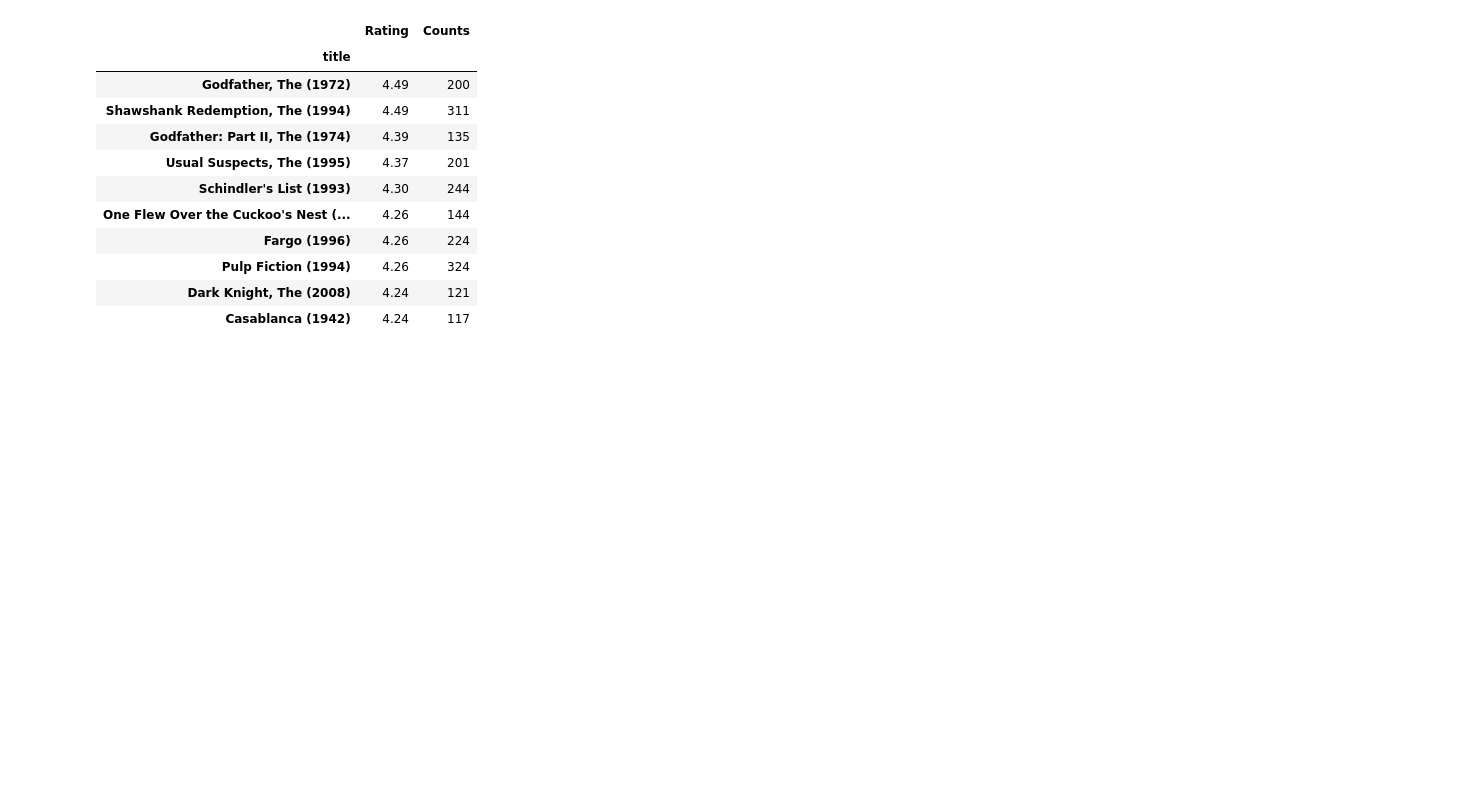
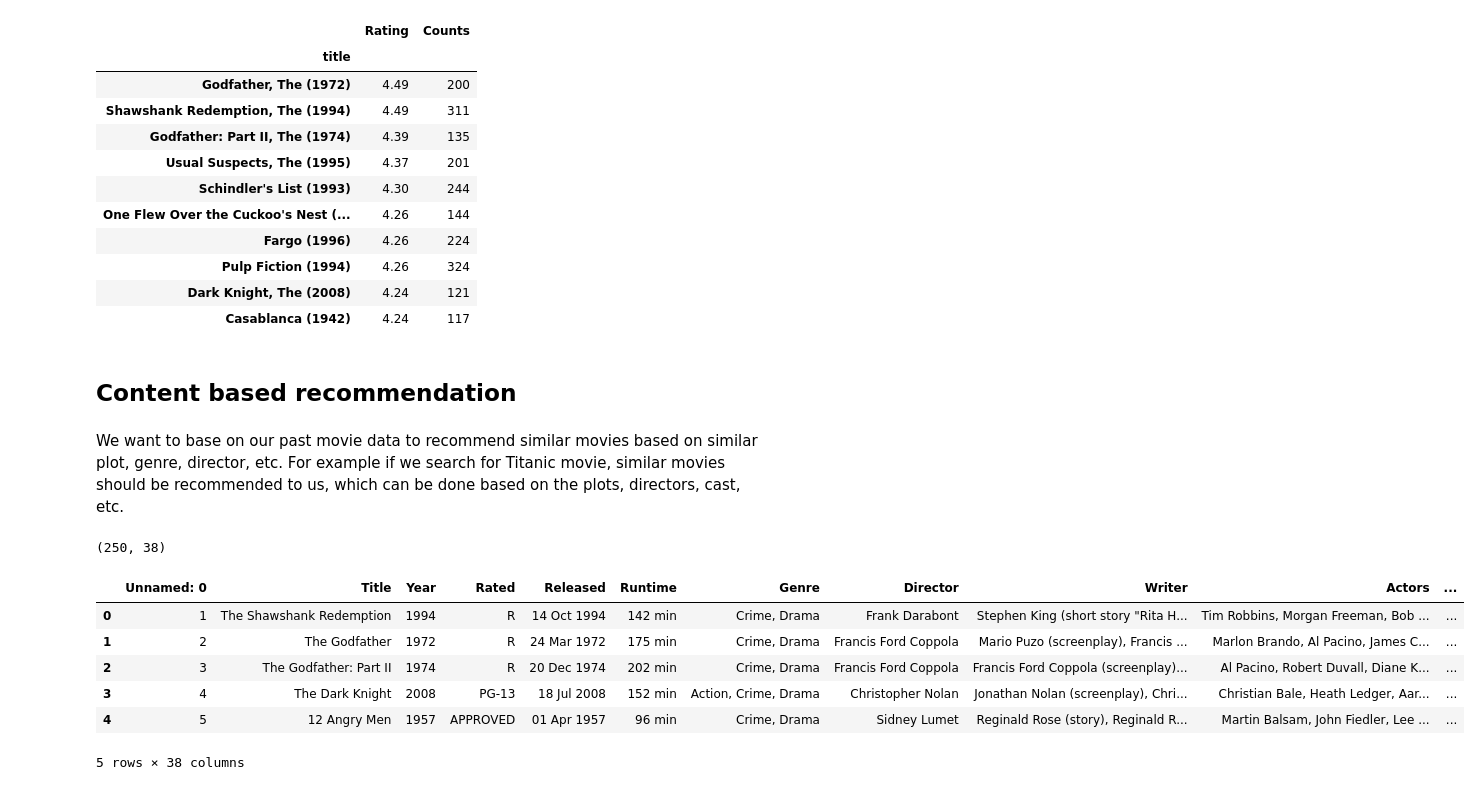
Before and after one commit to RochaErik/X-Recommendation-Systems, a Jupyter notebook: Recommendation_Systems.ipynb, the cells around one changed output. Saved outputs shown, nothing was run; the diff lists cells and outputs as text; code cells hidden in the pictures; blank space fills up the shorter version.

Commit message:
Content base recommendation

```diff
--- a/Recommendation_Systems.ipynb
+++ b/Recommendation_Systems.ipynb
@@ -175,3 +177,7 @@ selected_movies
 | Pulp Fiction (1994) | 4.26 | 324 |
 | Dark Knight, The (2008) | 4.24 | 121 |
 | Casablanca (1942) | 4.24 | 117 |
+# %% [markdown]
+## **Content based recommendation**
+# %% [markdown]
+We want to base on our past movie data to recommend similar movies based on similar plot, genre, director, etc. For example if we search for Titanic movie, similar movies should be recommended to us, which can be done based on the plots, directors, cast, etc.
@@ -177,0 +189,13 @@ selected_movies
+# %%
+df = pd.read_csv('https://query.data.world/s/uikepcpffyo2nhig52xxeevdialfl7')
+print(df.shape)
+df.head()
+# %% [output]
+(250, 38)
+|  | Unnamed: 0 | Title | Year | Rated | Released | Runtime | Genre | Director | Writer | Actors | ... |
+| 0 | 1 | The Shawshank Redemption | 1994 | R | 14 Oct 1994 | 142 min | Crime, Drama | Frank Darabont | Stephen King (short story "Rita H... | Tim Robbins, Morgan Freeman, Bob ... | ... |
+| 1 | 2 | The Godfather | 1972 | R | 24 Mar 1972 | 175 min | Crime, Drama | Francis Ford Coppola | Mario Puzo (screenplay), Francis ... | Marlon Brando, Al Pacino, James C... | ... |
+| 2 | 3 | The Godfather: Part II | 1974 | R | 20 Dec 1974 | 202 min | Crime, Drama | Francis Ford Coppola | Francis Ford Coppola (screenplay)... | Al Pacino, Robert Duvall, Diane K... | ... |
+| 3 | 4 | The Dark Knight | 2008 | PG-13 | 18 Jul 2008 | 152 min | Action, Crime, Drama | Christopher Nolan | Jonathan Nolan (screenplay), Chri... | Christian Bale, Heath Ledger, Aar... | ... |
+| 4 | 5 | 12 Angry Men | 1957 | APPROVED | 01 Apr 1957 | 96 min | Crime, Drama | Sidney Lumet | Reginald Rose (story), Reginald R... | Martin Balsam, John Fiedler, Lee ... | ... |
+5 rows × 38 columns
```
Also changed, not shown: parts of 5 cells of this notebook.
